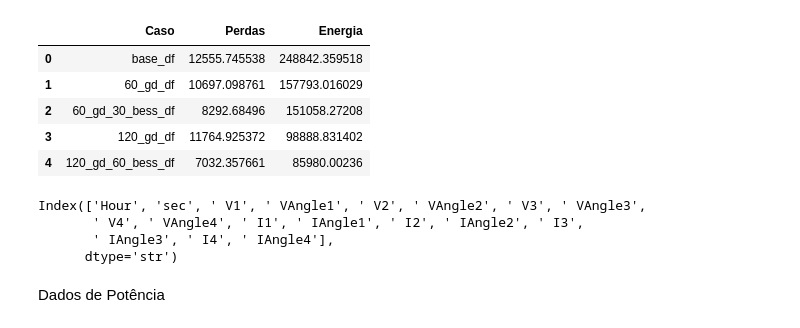
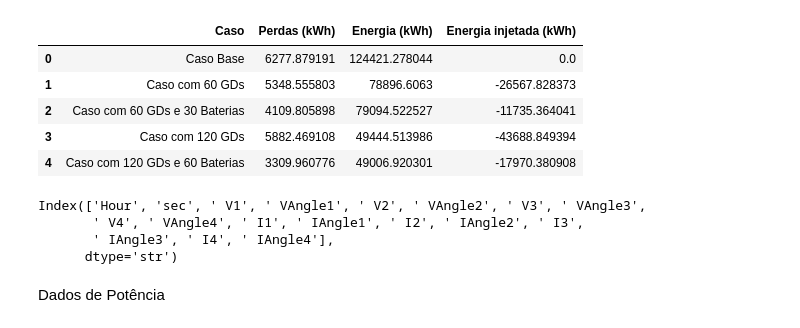
Before and after one commit to Ivanictor/CLAGTEE-CBA, a Jupyter notebook: main.ipynb, the cells around one changed output. Saved outputs shown, nothing was run; the diff lists cells and outputs as text; code cells hidden in the pictures.

```diff
--- a/main.ipynb
+++ b/main.ipynb
@@ -6,17 +6,26 @@ import pandas as pd
 dss = py_dss_interface.DSS()
 
 dss_file = r"C:\Dados_teste\OpenDSS\CBA\Alim_Meia_Ponte_5_REDUZIDO\Master_PyDSS_Interface.dss"
+#dss_file = r"C:\Users\IVAN SANTOS\Documents\OpenDSS\Alim_Meia_Ponte_5_REDUZIDO\Master_PyDSS_Interface.dss"
 
 dss_tools.update_dss(dss)
 
 dss.text(f"compile [{dss_file}]")
 
 cases = ["base", "60_gd", "60_gd_30_bess", "120_gd", "120_gd_60_bess"]
+titles = {
+    "base": "Caso Base",
+    "60_gd": "Caso com 60 GDs",
+    "60_gd_30_bess": "Caso com 60 GDs e 30 Baterias",
+    "120_gd": "Caso com 120 GDs",
+    "120_gd_60_bess": "Caso com 120 GDs e 60 Baterias",
+}
 
 
 dfs_monitor = {}
-df_energymeter = pd.DataFrame(columns=["Caso", "Perdas", "Energia"])
+df_energymeter = pd.DataFrame(columns=["Caso", "Perdas (kWh)", "Energia (kWh)", "Energia injetada (kWh)"])
 dfs_voltage = {}
+dfs_monitor_pv = {}
 
 for case in cases:
 
@@ -24,6 +33,7 @@ for case in cases:
 
     if case == "60_gd":
         dss.text("Redirect 'PV_System_60_MeiaPonte.dss'")
+        dss.text("Redirect 'Monitor_PV.dss'")
 
     elif case == "120_gd":
         dss.text("Redirect 'PV_System_120_MeiaPonte.dss'")
@@ -46,34 +56,57 @@ for case in cases:
     dss.text("set number=1")
 
     for h in range(48):
-        #if dss.solution.hour == 24:
-            #dss.meters.reset_all()
+        if dss.solution.hour == 24:
+            dss.meters.reset_all()
         dss.solution.solve()
 
     #dss.text("sample")
 
     meter_values = dss.meters.register_values
 
+    print(f"\n {titles[case]}\n")
     print(f"Energia total: {meter_values[0]:.2f} kWh")
-    print(f"Perdas totais: {meter_values[12]:.2f} kWh")
+    print(f"Perdas totais: {meter_values[12]:.2f} kWh\n")
 
-    nova_linha = pd.DataFrame([{
-        "Caso": f"{case}_df", "Energia": meter_values[0], "Perdas": meter_values[12]
-    }])
+    ##### Monitor - Power Flow Substation ####
 
-    df_energymeter = pd.concat([df_energymeter, nova_linha], ignore_index=True)
-
-    #Monitor - Power Flow
     dfs_monitor[f"{case}_df"] = dss_tools.results.monitor("feeder")
     dfs_monitor[f"{case}_df"]["Total Power"] = dfs_monitor[f"{case}_df"][' P1 (kW)'] + dfs_monitor[f"{case}_df"][' P2 (kW)'] + dfs_monitor[f"{case}_df"][' P3 (kW)']
 
-    #Monitors - Voltage
+    ##### Monitors - Voltage #####
+
     monitor_names = dss.monitors.names
 
     for monitor_name in monitor_names:
         if "voltage" in monitor_name.lower():
             dfs_voltage[f"{monitor_name}_{case}_df"] = dss_tools.results.monitor(monitor_name)
 
+        ##### Monitors - Power Flow PV #####
+
+        else:
+            dfs_monitor_pv[f"{monitor_name}_{case}_df"] = dss_tools.results.monitor(monitor_name)
+
+
+    injection = 0
+    for chave, df in dfs_monitor_pv.items():
+
+        if chave.endswith(f"_{case}_df") and "trf_" in chave:
+            if " P3 (kW)" in df.columns:
+                df["Total Power"] = df[" P1 (kW)"] + df[" P2 (kW)"] + df[" P3 (kW)"]
+            else:
+                df["Total Power"] = df[" P1 (kW)"] + df[" P2 (kW)"]
+
+            injection += df.query("`Total Power` < 0 and Hour > 23")["Total Power"].sum()
+
+    ######## Criação do DataFrame "Energymeter" #####
+    nova_linha = pd.DataFrame([{
+        "Caso": titles[case],
+        "Energia (kWh)": meter_values[0],
+        "Perdas (kWh)": meter_values[12],
+        "Energia injetada (kWh)": injection
+    }])
+
+    df_energymeter = pd.concat([df_energymeter, nova_linha], ignore_index=True)
 
 #display(dfs_monitor["120_gd_60_bess_df"])
 display(df_energymeter)
@@ -92,9 +132,9 @@ Perdas totais: 7032.36 kWh
-|  | Caso | Perdas | Energia |
-| 0 | base_df | 12555.745538 | 248842.359518 |
-| 1 | 60_gd_df | 10697.098761 | 157793.016029 |
-| 2 | 60_gd_30_bess_df | 8292.68496 | 151058.27208 |
-| 3 | 120_gd_df | 11764.925372 | 98888.831402 |
-| 4 | 120_gd_60_bess_df | 7032.357661 | 85980.00236 |
+|  | Caso | Perdas (kWh) | Energia (kWh) | Energia injetada (kWh) |
+| 0 | Caso Base | 6277.879191 | 124421.278044 | 0.0 |
+| 1 | Caso com 60 GDs | 5348.555803 | 78896.6063 | -26567.828373 |
+| 2 | Caso com 60 GDs e 30 Baterias | 4109.805898 | 79094.522527 | -11735.364041 |
+| 3 | Caso com 120 GDs | 5882.469108 | 49444.513986 | -43688.849394 |
+| 4 | Caso com 120 GDs e 60 Baterias | 3309.960776 | 49006.920301 | -17970.380908 |
 Index(['Hour', 'sec', ' V1', ' VAngle1', ' V2', ' VAngle2', ' V3', ' VAngle3',
        ' V4', ' VAngle4', ' I1', ' IAngle1', ' I2', ' IAngle2', ' I3',
        ' IAngle3', ' I4', ' IAngle4'],
```
Also changed, not shown: parts of 10 cells of this notebook, 8 other files.
